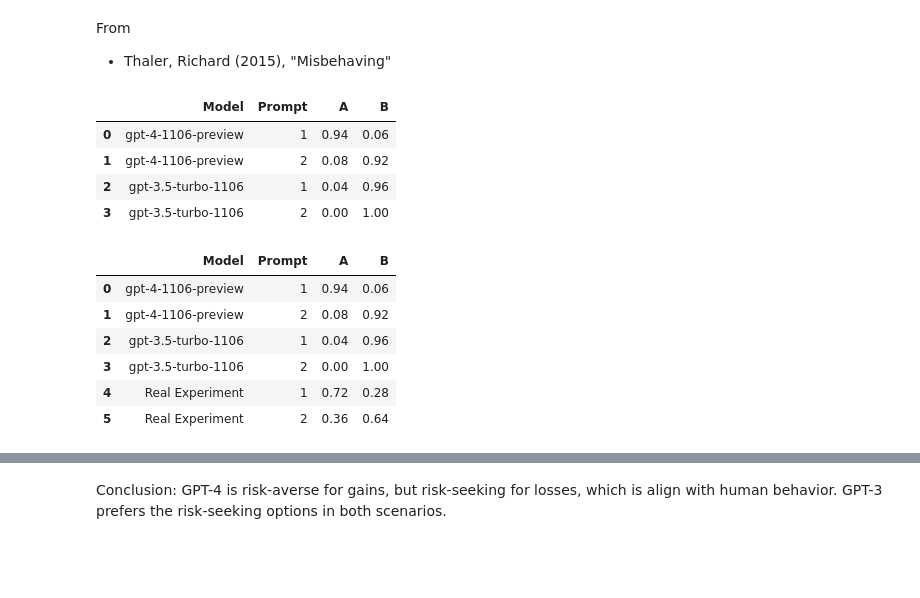
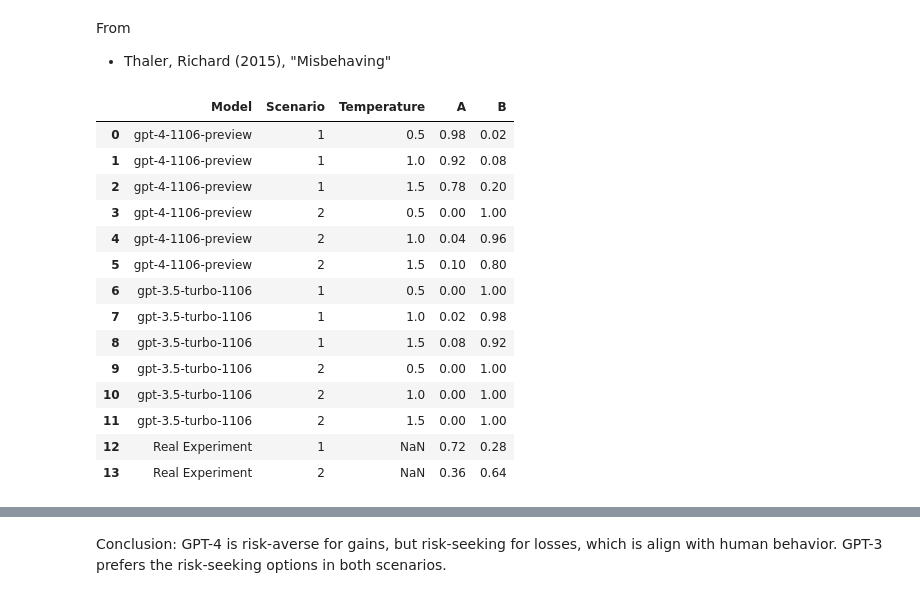
Before and after one commit to MariusDSPM/Data-Science-Project, a Jupyter notebook: Loss Aversion.ipynb, the cells around one changed output, grey strips where cells are left out. Drawn from its saved outputs; the diff is of its cells as text; code cells hidden in the pictures; blank space fills up the shorter version.

```diff
--- a/Loss Aversion.ipynb
+++ b/Loss Aversion.ipynb
@@ -10,9 +10,7 @@ plt.style.use('seaborn-v0_8')
 with open('openai_api_key.py') as script:
     exec(script.readline())
 
-client = OpenAI(
-  api_key=openai_api_key,
-)
+client = OpenAI(api_key=openai_api_key)
 # %%
 def run_experiment(model, prompt, instruction, temperature, n, max_tokens=1):
     answers = []
@@ -78,55 +76,59 @@ prompts = [prompt1, prompt2]
 
 models = ['gpt-4-1106-preview', 'gpt-3.5-turbo-1106']
 
+temperatures = [0.5, 1, 1.5]
+
 instruction = 'Please answer by only giving the letter of the answer option A or B.'
 # %%
 results_list = []
 answers_storage = []
 
-n = 100
+n = 50
 
-progress_bar = tqdm(range(len(models) * len(prompts) * n))
+progress_bar = tqdm(range(len(models) * len(prompts) * len(temperatures) * n))
 
 for model in models:
     for i, prompt in enumerate(prompts):
+        for temperature in temperatures:
 
-        answers = run_experiment(model, prompt, instruction, temperature=1, n=n)
+            answers = run_experiment(model, prompt, instruction, temperature, n)
 
-        a_share = answers.count('A') / len(answers)
-        b_share = answers.count('B') / len(answers)
+            a_share = answers.count('A') / len(answers)
+            b_share = answers.count('B') / len(answers)
 
-        results = [model, (i+1), a_share, b_share]
+            results = [model, (i+1), temperature, a_share, b_share]
 
-        answers_storage.append(answers)
-        results_list.append(results)
+            answers_storage.append(answers)
+            results_list.append(results)
-# %%
-columns = ['Model', 'Prompt', 'A', 'B']
-
-df = pd.DataFrame(results_list, columns=columns)
-df
-# %% [output]
-|  | Model | Prompt | A | B |
-| 0 | gpt-4-1106-preview | 1 | 0.94 | 0.06 |
-| 1 | gpt-4-1106-preview | 2 | 0.08 | 0.92 |
-| 2 | gpt-3.5-turbo-1106 | 1 | 0.04 | 0.96 |
-| 3 | gpt-3.5-turbo-1106 | 2 | 0.00 | 1.00 |
 # %%
+columns = ['Model', 'Scenario', 'Temperature', 'A', 'B']
+
+df = pd.DataFrame(results_list, columns=columns)
+
 # Results from the real experiment
 real_experiment_results = pd.DataFrame({
     'Model': 'Real Experiment',
-    'Prompt': [1, 2],
+    'Scenario': [1, 2],
     'A': [0.72, 0.36],
     'B': [0.28, 0.64]
 })
 
 # Concatenate the real experiment results to the existing DataFrame
 df = pd.concat([df, real_experiment_results], ignore_index=True)
 df
 # %% [output]
-|  | Model | Prompt | A | B |
-| 0 | gpt-4-1106-preview | 1 | 0.94 | 0.06 |
-| 1 | gpt-4-1106-preview | 2 | 0.08 | 0.92 |
-| 2 | gpt-3.5-turbo-1106 | 1 | 0.04 | 0.96 |
-| 3 | gpt-3.5-turbo-1106 | 2 | 0.00 | 1.00 |
-| 4 | Real Experiment | 1 | 0.72 | 0.28 |
-| 5 | Real Experiment | 2 | 0.36 | 0.64 |
+|  | Model | Scenario | Temperature | A | B |
+| 0 | gpt-4-1106-preview | 1 | 0.5 | 0.98 | 0.02 |
+| 1 | gpt-4-1106-preview | 1 | 1.0 | 0.92 | 0.08 |
+| 2 | gpt-4-1106-preview | 1 | 1.5 | 0.78 | 0.20 |
+| 3 | gpt-4-1106-preview | 2 | 0.5 | 0.00 | 1.00 |
+| 4 | gpt-4-1106-preview | 2 | 1.0 | 0.04 | 0.96 |
+| 5 | gpt-4-1106-preview | 2 | 1.5 | 0.10 | 0.80 |
+| 6 | gpt-3.5-turbo-1106 | 1 | 0.5 | 0.00 | 1.00 |
+| 7 | gpt-3.5-turbo-1106 | 1 | 1.0 | 0.02 | 0.98 |
+| 8 | gpt-3.5-turbo-1106 | 1 | 1.5 | 0.08 | 0.92 |
+| 9 | gpt-3.5-turbo-1106 | 2 | 0.5 | 0.00 | 1.00 |
+| 10 | gpt-3.5-turbo-1106 | 2 | 1.0 | 0.00 | 1.00 |
+| 11 | gpt-3.5-turbo-1106 | 2 | 1.5 | 0.00 | 1.00 |
+| 12 | Real Experiment | 1 | NaN | 0.72 | 0.28 |
+| 13 | Real Experiment | 2 | NaN | 0.36 | 0.64 |
```
Also changed, not shown: parts of 4 cells of this notebook, 2 other files.
